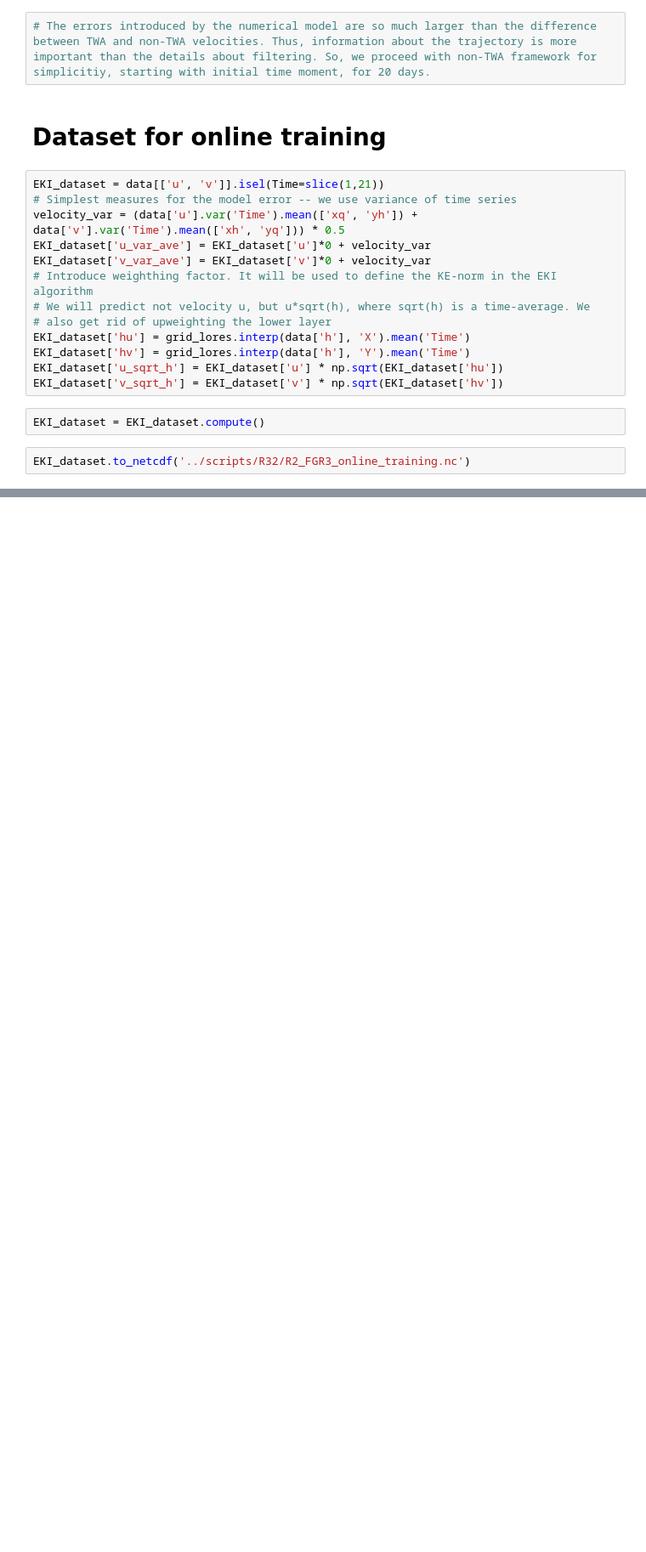
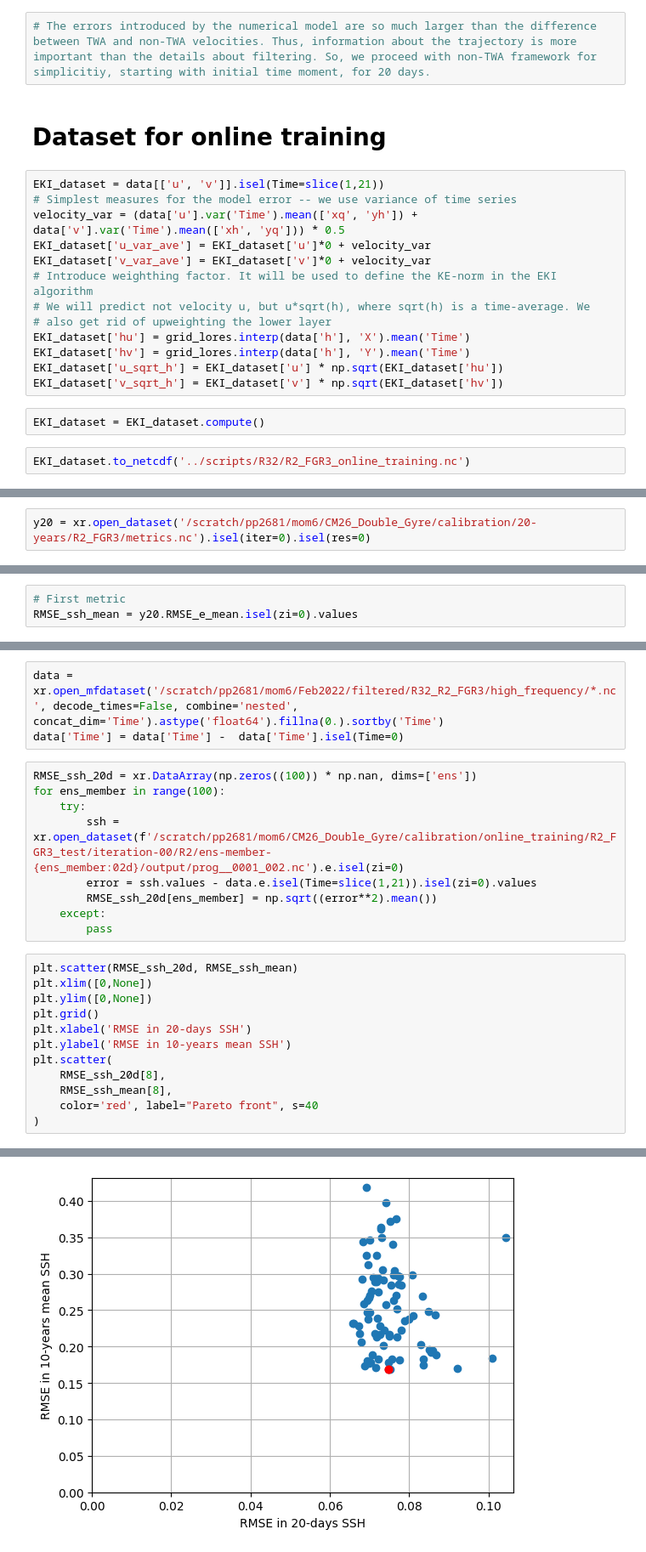
Before and after one commit to m2lines/calibration-MOM6, a Jupyter notebook: notebooks/RESTART_FILE.ipynb, the cells around one changed output, grey strips where cells are left out. Shown at 85% size. Saved outputs shown, nothing was run; the diff lists cells and outputs as text; blank space fills up the shorter version.

```diff
--- a/notebooks/RESTART_FILE.ipynb
+++ b/notebooks/RESTART_FILE.ipynb
@@ -510,0 +513,2 @@ EKI_dataset.to_netcdf('../scripts/R32/R2_FGR3_online_training.nc')
+# %%
+y20 = xr.open_dataset('/scratch/pp2681/mom6/CM26_Double_Gyre/calibration/20-years/R2_FGR3/metrics.nc').isel(iter=0).isel(res=0)
@@ -510,0 +522,3 @@ EKI_dataset.to_netcdf('../scripts/R32/R2_FGR3_online_training.nc')
+# %%
+# First metric
+RMSE_ssh_mean = y20.RMSE_e_mean.isel(zi=0).values
@@ -510,0 +528,25 @@ EKI_dataset.to_netcdf('../scripts/R32/R2_FGR3_online_training.nc')
+# %%
+data = xr.open_mfdataset('/scratch/pp2681/mom6/Feb2022/filtered/R32_R2_FGR3/high_frequency/*.nc', decode_times=False, combine='nested', concat_dim='Time').astype('float64').fillna(0.).sortby('Time')
+data['Time'] = data['Time'] -  data['Time'].isel(Time=0)
+# %%
+RMSE_ssh_20d = xr.DataArray(np.zeros((100)) * np.nan, dims=['ens'])
+for ens_member in range(100):
+    try:
+        ssh = xr.open_dataset(f'/scratch/pp2681/mom6/CM26_Double_Gyre/calibration/online_training/R2_FGR3_test/iteration-00/R2/ens-member-{ens_member:02d}/output/prog__0001_002.nc').e.isel(zi=0)
+        error = ssh.values - data.e.isel(Time=slice(1,21)).isel(zi=0).values
+        RMSE_ssh_20d[ens_member] = np.sqrt((error**2).mean())
+    except:
+        pass
+# %%
+plt.scatter(RMSE_ssh_20d, RMSE_ssh_mean)
+plt.xlim([0,None])
+plt.ylim([0,None])
+plt.grid()
+plt.xlabel('RMSE in 20-days SSH')
+plt.ylabel('RMSE in 10-years mean SSH')
+plt.scatter(
+    RMSE_ssh_20d[8],
+    RMSE_ssh_mean[8],
+    color='red', label="Pareto front", s=40
+)
+# %% [output]
@@ -510,0 +554 @@ EKI_dataset.to_netcdf('../scripts/R32/R2_FGR3_online_training.nc')
+[figure, added]
```
Also changed, not shown: parts of 16 cells of this notebook, 2 other files.
